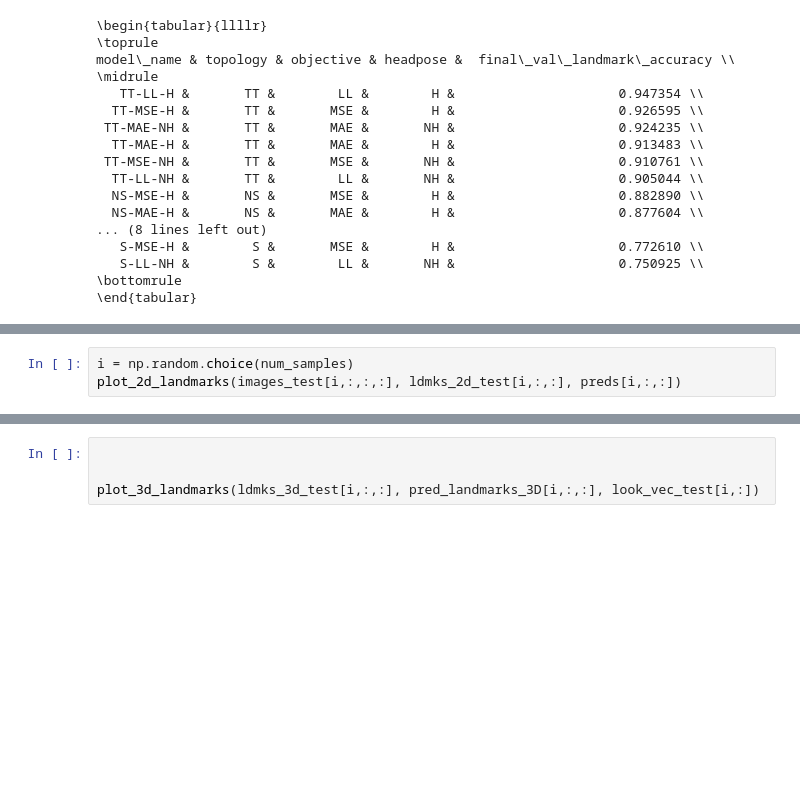
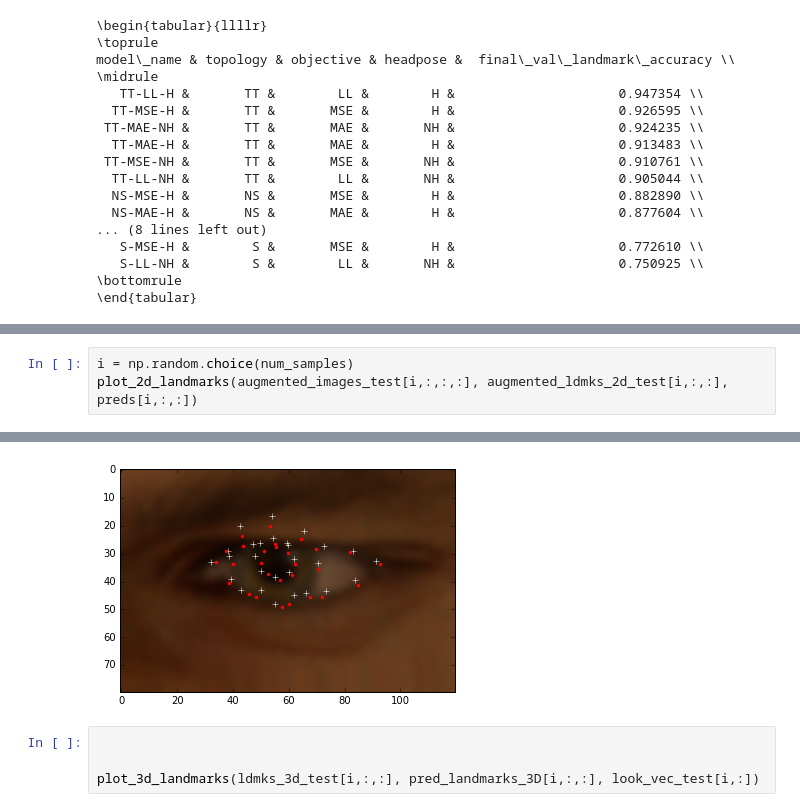
Before and after one commit to danakianfar/landmark_detection, a Jupyter notebook: evaluation.ipynb, the cells around one changed output, grey strips where cells are left out. Drawn from its saved outputs; the diff is of its cells as text; blank space fills up the shorter version.

```diff
--- a/evaluation.ipynb
+++ b/evaluation.ipynb
@@ -253,4 +247,4 @@ landmark_accuracy_n(ldmks_2d_test, preds, 5)
 # %%
 i = np.random.choice(num_samples)
-plot_2d_landmarks(images_test[i,:,:,:], ldmks_2d_test[i,:,:], preds[i,:,:])
+plot_2d_landmarks(augmented_images_test[i,:,:,:], augmented_ldmks_2d_test[i,:,:], preds[i,:,:])
 # %% [output]
@@ -259,3 +251,4 @@ plot_2d_landmarks(images_test[i,:,:,:], ldmks_2d_test[i,:,:], preds[i,:,:])
+[figure, added]
 # %%
 
 
```
Also changed, not shown: parts of 7 cells of this notebook, 1 other file.
